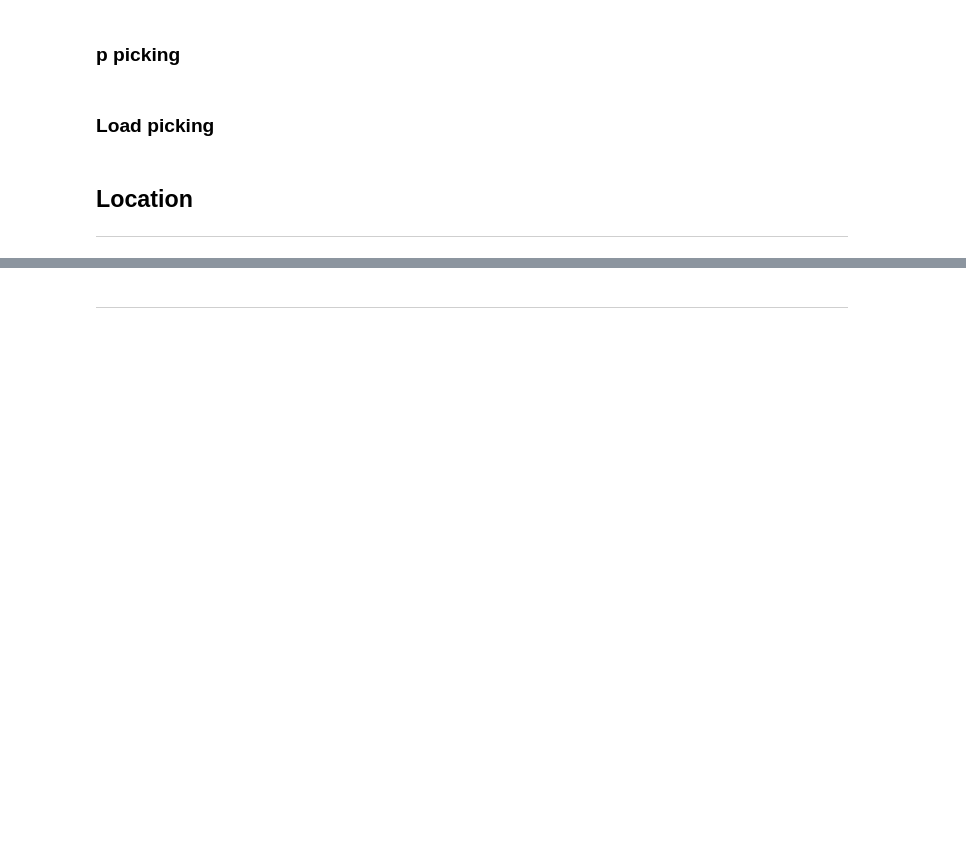
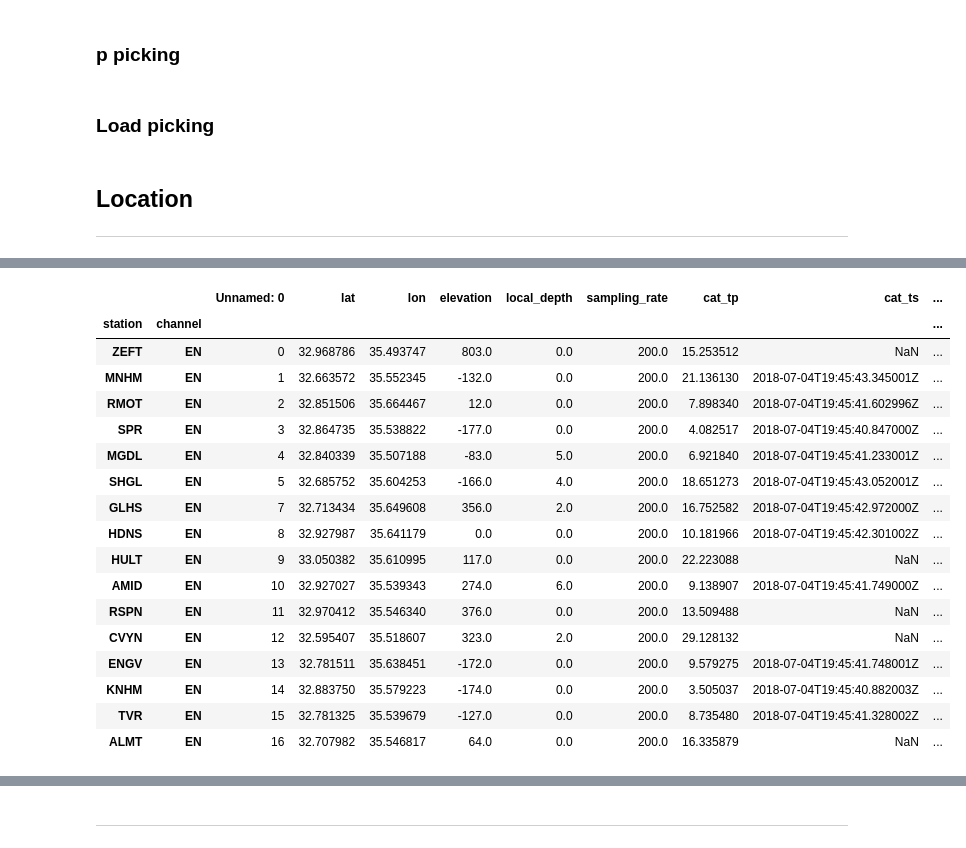
Before and after one commit to nivkeren/SeismoSpy, a Jupyter notebook: event_picker_locator.ipynb, the cells around one changed output, grey strips where cells are left out. Cells and saved outputs as stored; diff of their text form; code cells hidden in the pictures; blank space fills up the shorter version.

```diff
--- a/event_picker_locator.ipynb
+++ b/event_picker_locator.ipynb
@@ -462,6 +437,27 @@ tds = [UTCDateTime(event_data.iloc[p[0]]["tp"]) - UTCDateTime(event_data.iloc[p[
 # %%
 depth=5
 vp=2
+# %%
+event_data
+# %% [output]
+|  |  | Unnamed: 0 | lat | lon | elevation | local_depth | sampling_rate | cat_tp | cat_ts | ... |
+| station | channel |  |  |  |  |  |  |  |  | ... |
+| ZEFT | EN | 0 | 32.968786 | 35.493747 | 803.0 | 0.0 | 200.0 | 15.253512 | NaN | ... |
+| MNHM | EN | 1 | 32.663572 | 35.552345 | -132.0 | 0.0 | 200.0 | 21.136130 | 2018-07-04T19:45:43.345001Z | ... |
+| RMOT | EN | 2 | 32.851506 | 35.664467 | 12.0 | 0.0 | 200.0 | 7.898340 | 2018-07-04T19:45:41.602996Z | ... |
+| SPR | EN | 3 | 32.864735 | 35.538822 | -177.0 | 0.0 | 200.0 | 4.082517 | 2018-07-04T19:45:40.847000Z | ... |
+| MGDL | EN | 4 | 32.840339 | 35.507188 | -83.0 | 5.0 | 200.0 | 6.921840 | 2018-07-04T19:45:41.233001Z | ... |
+| SHGL | EN | 5 | 32.685752 | 35.604253 | -166.0 | 4.0 | 200.0 | 18.651273 | 2018-07-04T19:45:43.052001Z | ... |
+| GLHS | EN | 7 | 32.713434 | 35.649608 | 356.0 | 2.0 | 200.0 | 16.752582 | 2018-07-04T19:45:42.972000Z | ... |
+| HDNS | EN | 8 | 32.927987 | 35.641179 | 0.0 | 0.0 | 200.0 | 10.181966 | 2018-07-04T19:45:42.301002Z | ... |
+| HULT | EN | 9 | 33.050382 | 35.610995 | 117.0 | 0.0 | 200.0 | 22.223088 | NaN | ... |
+| AMID | EN | 10 | 32.927027 | 35.539343 | 274.0 | 6.0 | 200.0 | 9.138907 | 2018-07-04T19:45:41.749000Z | ... |
+| RSPN | EN | 11 | 32.970412 | 35.546340 | 376.0 | 0.0 | 200.0 | 13.509488 | NaN | ... |
+| CVYN | EN | 12 | 32.595407 | 35.518607 | 323.0 | 2.0 | 200.0 | 29.128132 | NaN | ... |
+| ENGV | EN | 13 | 32.781511 | 35.638451 | -172.0 | 0.0 | 200.0 | 9.579275 | 2018-07-04T19:45:41.748001Z | ... |
+| KNHM | EN | 14 | 32.883750 | 35.579223 | -174.0 | 0.0 | 200.0 | 3.505037 | 2018-07-04T19:45:40.882003Z | ... |
+| TVR | EN | 15 | 32.781325 | 35.539679 | -127.0 | 0.0 | 200.0 | 8.735480 | 2018-07-04T19:45:41.328002Z | ... |
+| ALMT | EN | 16 | 32.707982 | 35.546817 | 64.0 | 0.0 | 200.0 | 16.335879 | NaN | ... |
 # %%
 wx = 100
 wy = 100
```
Also changed, not shown: parts of 8 cells of this notebook.
